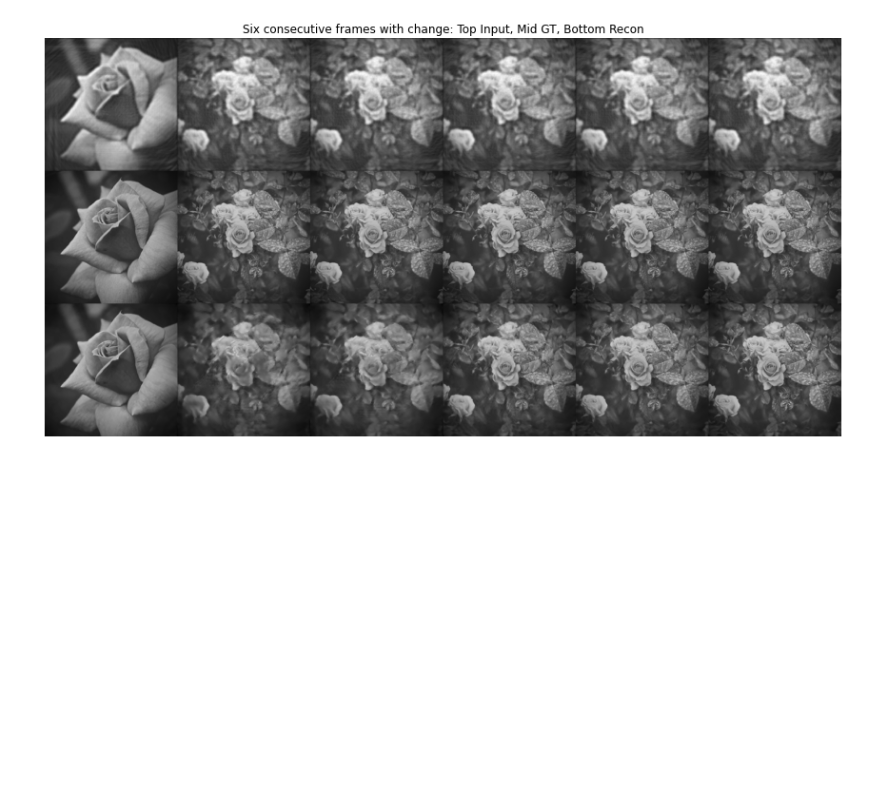
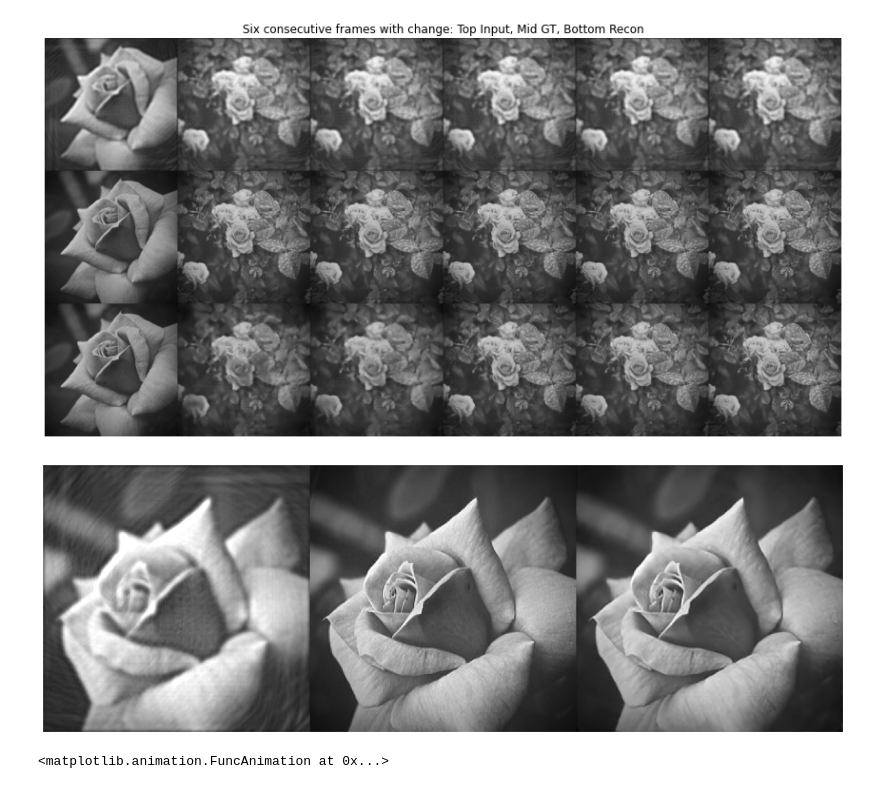
Before and after one commit to mrphys/HyperSLICE, a Jupyter notebook: StreamlinedCode.ipynb, the cells around one changed output. Drawn from its saved outputs; the diff is of its cells as text; code cells hidden in the pictures; blank space fills up the shorter version.

Commit message:
Minor Updates Includes Video plotting

```diff
--- a/StreamlinedCode.ipynb
+++ b/StreamlinedCode.ipynb
@@ -282,3 +287,9 @@ plt.title('Six consecutive frames with change: Top Input, Mid GT, Bottom Recon')
 # %% [output]
 Text(0.5, 1.0, 'Six consecutive frames with change: Top Input, Mid GT, Bottom Recon')
 [figure]
+# %%
+#From Left to Right: Input, Ground Truth, Reconstructed.
+display_func.plotVid(np.transpose(plot_image,axes=[1,0,2]),interval=55)
+# %% [output]
+[figure, added]
+<matplotlib.animation.FuncAnimation at 0x...>
```
Also changed, not shown: parts of 2 cells of this notebook, 1 other file.
